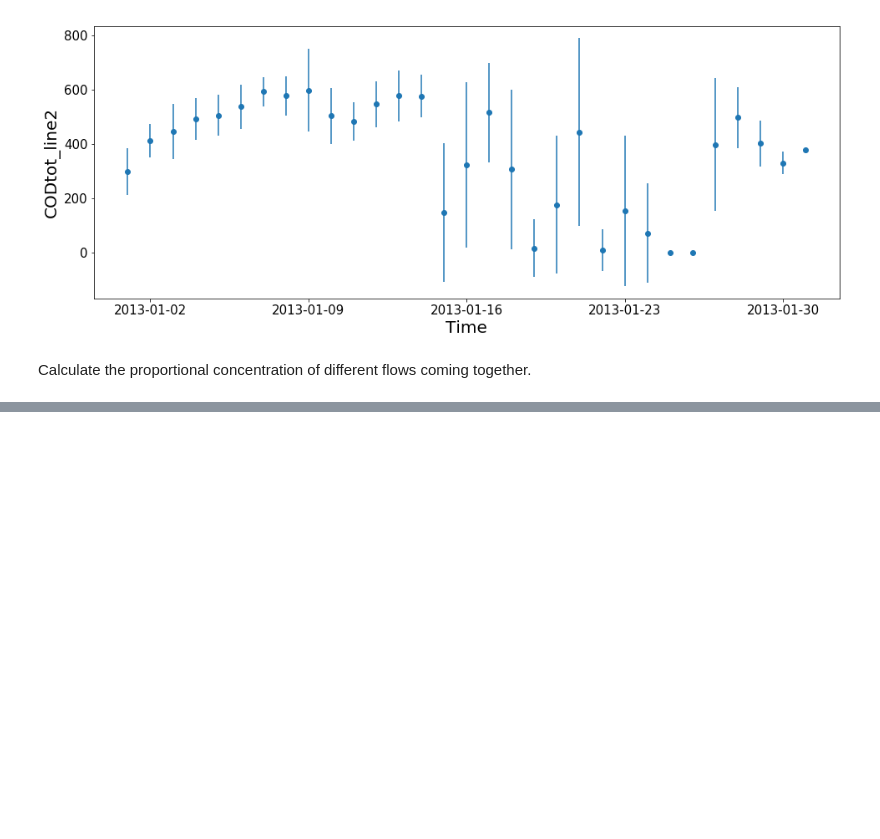
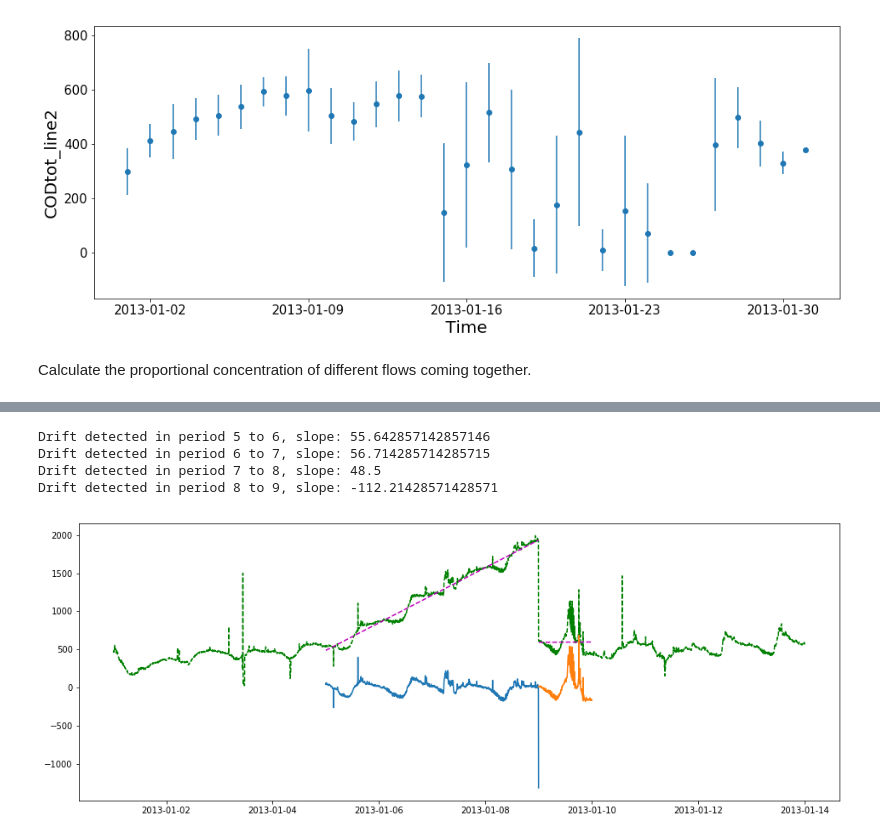
Before and after one commit to UGentBiomath/wwdata, a Jupyter notebook: Showcase_OnlineSensorBased.ipynb, the cells around one changed output, grey strips where cells are left out. Cells and saved outputs as stored; diff of their text form; code cells hidden in the pictures; blank space fills up the shorter version.

```diff
--- a/Showcase_OnlineSensorBased.ipynb
+++ b/Showcase_OnlineSensorBased.ipynb
@@ -347,0 +354,9 @@ dataset.calc_total_proportional('Flow_total',
+# %%
+dataset.detect_drift(data_name='CODtot_line2',arange=[dt.datetime(2013,1,1),dt.datetime(2013,1,14)], max_slope=34,
+                     plot=True, period=2)
+# %% [output]
+Drift detected in period 5 to 6, slope: 55.642857142857146
+Drift detected in period 6 to 7, slope: 56.714285714285715
+Drift detected in period 7 to 8, slope: 48.5
+Drift detected in period 8 to 9, slope: -112.21428571428571
+[figure, added]
```
Also changed, not shown: parts of 27 cells of this notebook, 2 other files.
